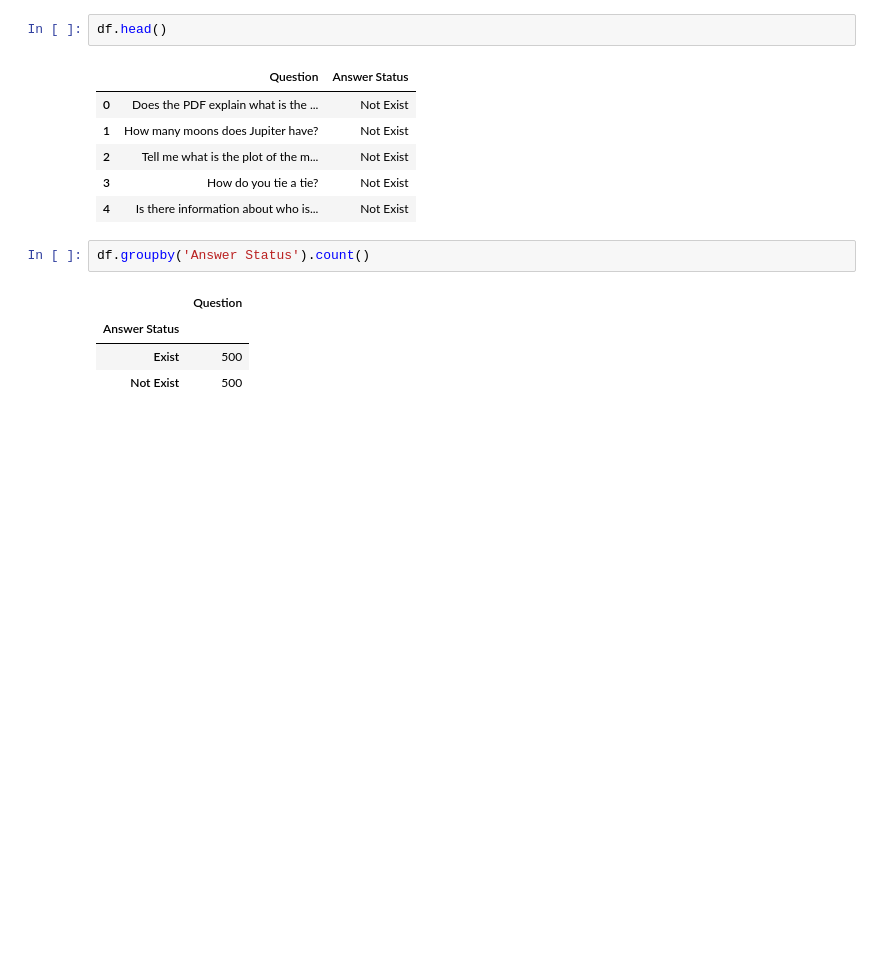
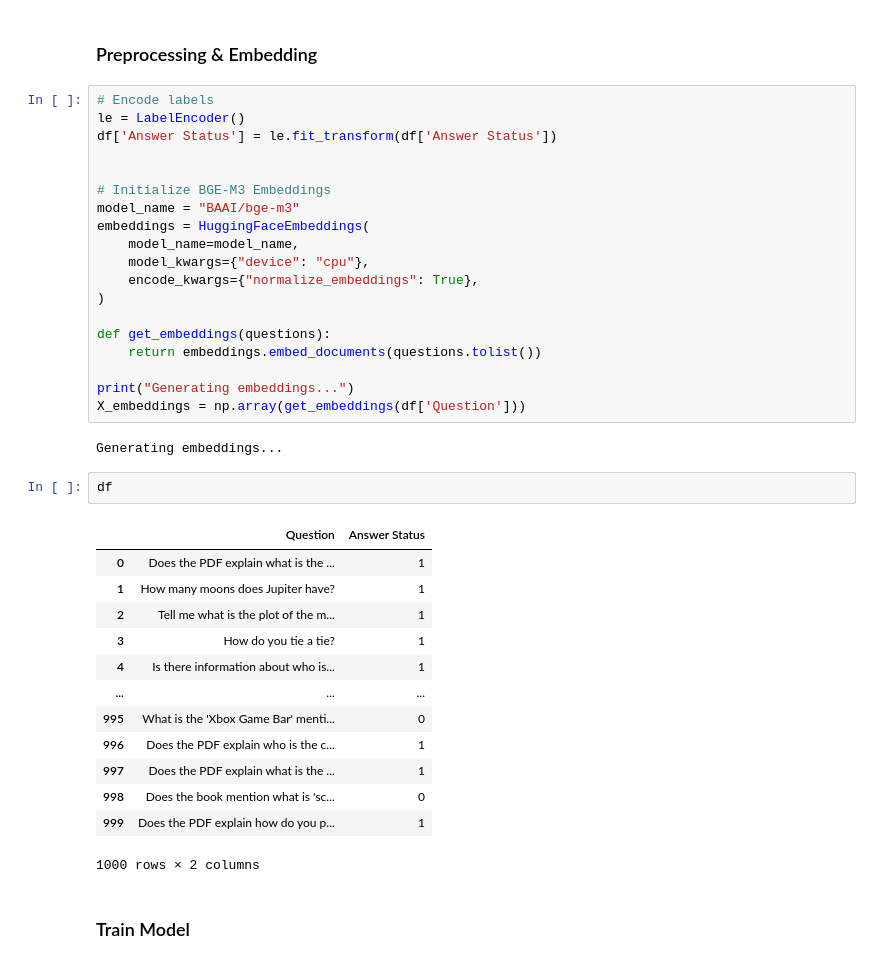
Before and after one commit to RachidNaitSaid2002/Rag_It_Assistant, a Jupyter notebook: ml/notebooks/main.ipynb, the cells around one changed output. Cells and saved outputs as stored; diff of their text form; blank space fills up the shorter version.

Commit message:
Create classification model for check if question existe in pdf or not

```diff
--- a/ml/notebooks/main.ipynb
+++ b/ml/notebooks/main.ipynb
@@ -16,16 +28,41 @@ df = pd.read_csv('../data/questions.csv')
+# %% [markdown]
+### Preprocessing & Embedding
+# %%
+# Encode labels
+le = LabelEncoder()
+df['Answer Status'] = le.fit_transform(df['Answer Status'])
+
+
+# Initialize BGE-M3 Embeddings
+model_name = "BAAI/bge-m3"
+embeddings = HuggingFaceEmbeddings(
+    model_name=model_name,
+    model_kwargs={"device": "cpu"},
+    encode_kwargs={"normalize_embeddings": True},
+)
+
+def get_embeddings(questions):
+    return embeddings.embed_documents(questions.tolist())
+
+print("Generating embeddings...")
+X_embeddings = np.array(get_embeddings(df['Question']))
+# %% [output]
+Generating embeddings...
 # %%
-df.head()
+df
 # %% [output]
 |  | Question | Answer Status |
-| 0 | Does the PDF explain what is the ... | Not Exist |
-| 1 | How many moons does Jupiter have? | Not Exist |
-| 2 | Tell me what is the plot of the m... | Not Exist |
-| 3 | How do you tie a tie? | Not Exist |
-| 4 | Is there information about who is... | Not Exist |
+| 0 | Does the PDF explain what is the ... | 1 |
+| 1 | How many moons does Jupiter have? | 1 |
+| 2 | Tell me what is the plot of the m... | 1 |
+| 3 | How do you tie a tie? | 1 |
+| 4 | Is there information about who is... | 1 |
+| ... | ... | ... |
+| 995 | What is the 'Xbox Game Bar' menti... | 0 |
+| 996 | Does the PDF explain who is the c... | 1 |
+| 997 | Does the PDF explain what is the ... | 1 |
+| 998 | Does the book mention what is 'sc... | 0 |
+| 999 | Does the PDF explain how do you p... | 1 |
+1000 rows × 2 columns
-# %%
-df.groupby('Answer Status').count()
-# %% [output]
-|  | Question |
-| Answer Status |  |
-| Exist | 500 |
-| Not Exist | 500 |
+# %% [markdown]
+### Train Model
```
Also changed, not shown: parts of 18 cells of this notebook, 2 other files.
